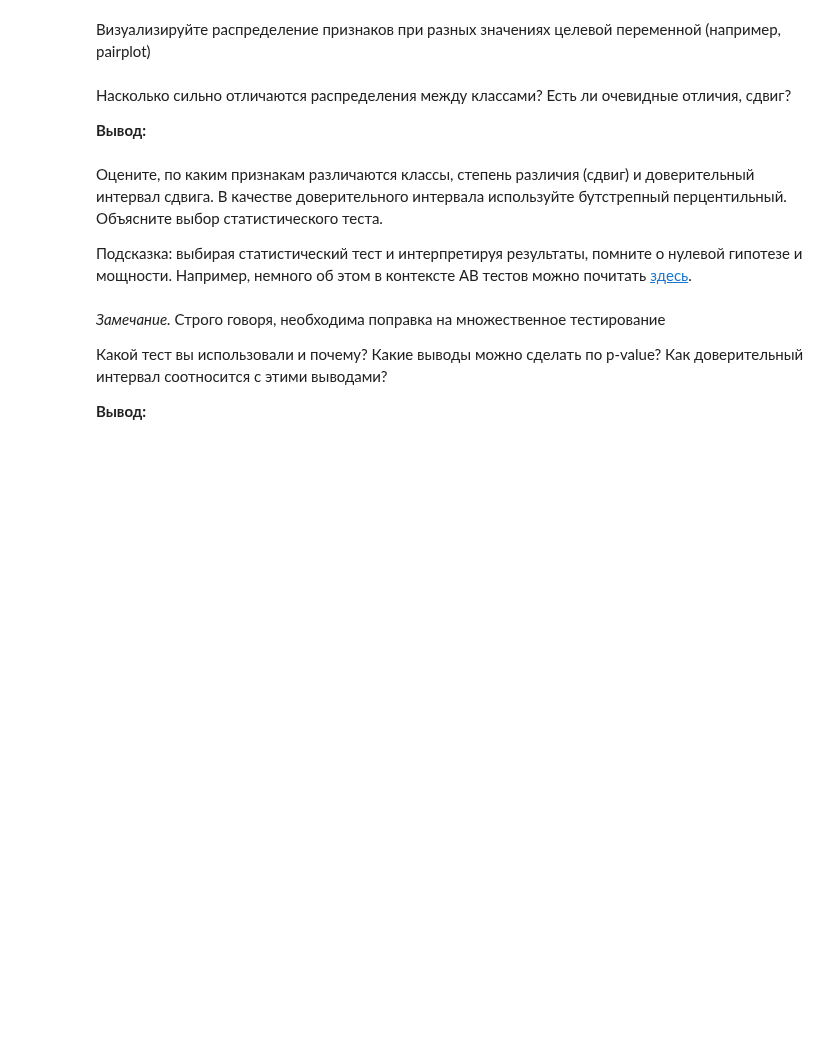
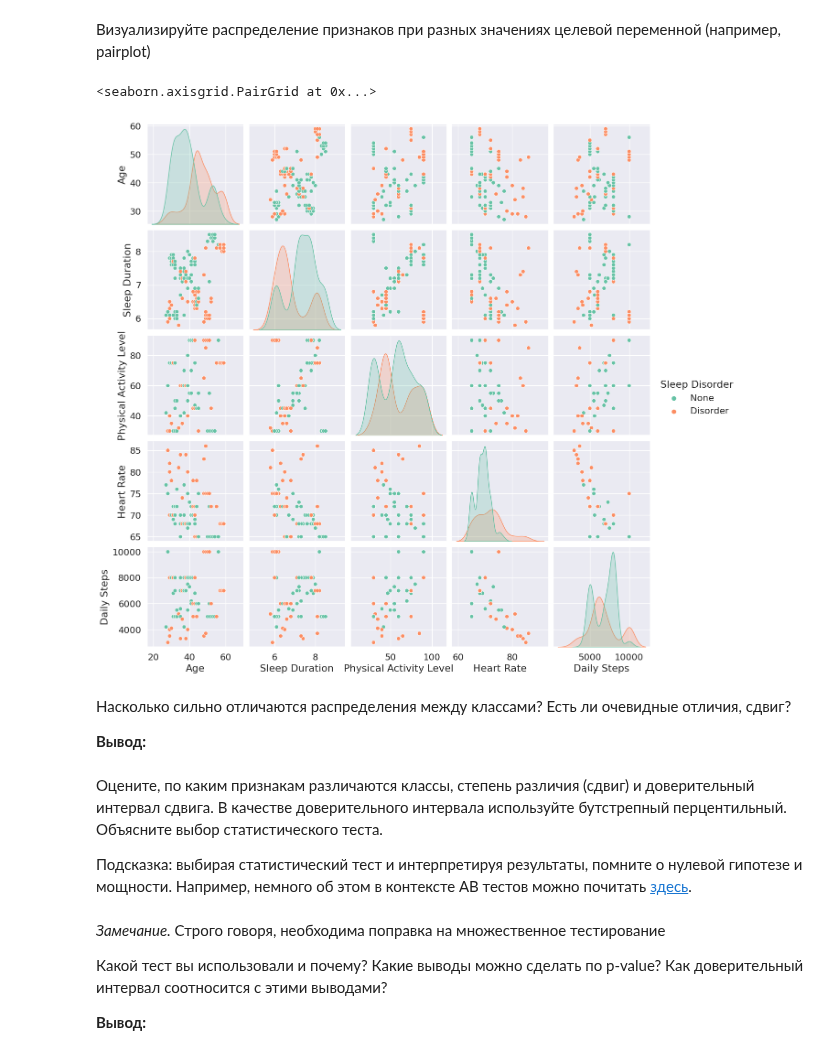
Before and after one commit to NMashalov/2023_OpenMipt_course, a Jupyter notebook: lesson10/dz10.ipynb, the cells around one changed output. Drawn from its saved outputs; the diff is of its cells as text; code cells hidden in the pictures; blank space fills up the shorter version.

```diff
--- a/lesson10/dz10.ipynb
+++ b/lesson10/dz10.ipynb
@@ -292,3 +336,5 @@ data = <...>
+# %%
+data = pd.read_csv('sleep-health-and-lifestyle-dataset/Sleep_health_and_lifestyle_dataset.csv')
 # %%
 columns = ['Age', 'Sleep Duration', 'Physical Activity Level',
            'Heart Rate', 'Daily Steps', 'Sleep Disorder']
@@ -309,3 +381,8 @@ data
+# %%
+sns.pairplot(data,hue='Sleep Disorder') # визуализация
+# %% [output]
+<seaborn.axisgrid.PairGrid at 0x...>
+[figure, added]
 # %% [markdown]
 Насколько сильно отличаются распределения между классами? Есть ли очевидные отличия, сдвиг?
 
```
Also changed, not shown: parts of 22 cells of this notebook.
